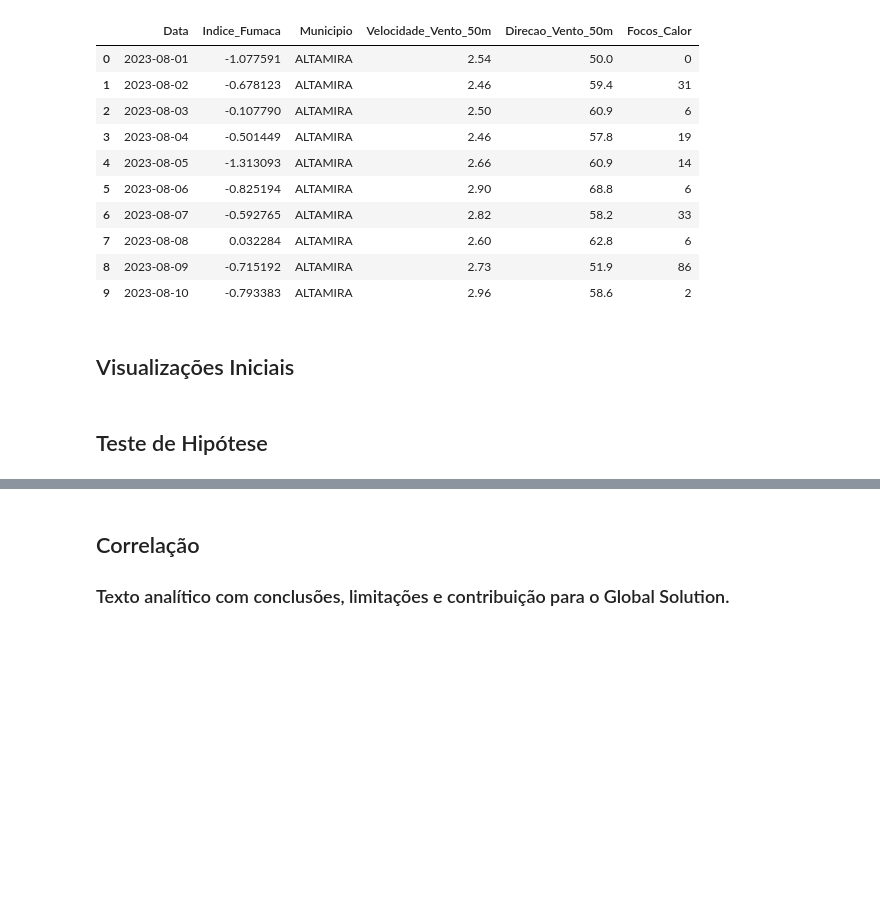
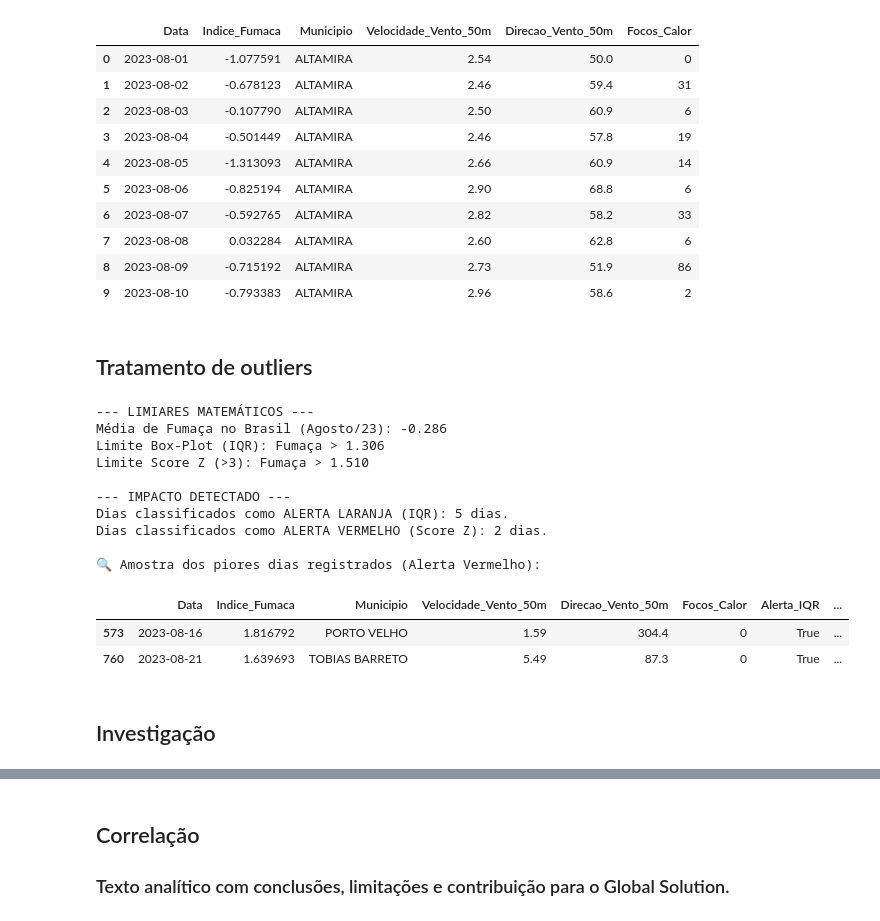
Before and after one commit to fabioamaralds/atmos-alert, a Jupyter notebook: notebooks/01_exploracao_limpeza_atmosalert.ipynb, the cells around one changed output, grey strips where cells are left out. Saved outputs shown, nothing was run; the diff lists cells and outputs as text; code cells hidden in the pictures; blank space fills up the shorter version.

```diff
--- a/notebooks/01_exploracao_limpeza_atmosalert.ipynb
+++ b/notebooks/01_exploracao_limpeza_atmosalert.ipynb
@@ -260,5 +260,66 @@ Estrutura do novo DataFrame unificado:
 | 7 | 2023-08-08 | 0.032284 | ALTAMIRA | 2.60 | 62.8 | 6 |
 | 8 | 2023-08-09 | -0.715192 | ALTAMIRA | 2.73 | 51.9 | 86 |
 | 9 | 2023-08-10 | -0.793383 | ALTAMIRA | 2.96 | 58.6 | 2 |
+# %% [markdown]
+## Tratamento de outliers
+# %%
+# Box-Plot (IQR)
+# Calculando os Quartis (Q1 e Q3) da Fumaça
+Q1 = df_atmosalert['Indice_Fumaca'].quantile(0.25)
+Q3 = df_atmosalert['Indice_Fumaca'].quantile(0.75)
+IQR = Q3 - Q1
+
+# Definindo o Limite Superior de Alerta
+limite_superior_iqr = Q3 + 1.5 * IQR
+
+# Criando a coluna de alerta (True se for maior que o limite)
+df_atmosalert['Alerta_IQR'] = df_atmosalert['Indice_Fumaca'] > limite_superior_iqr
+
+# Score Z
+# Calculando a média e o desvio padrão da Fumaça
+media_fumaca = df_atmosalert['Indice_Fumaca'].mean()
+std_fumaca = df_atmosalert['Indice_Fumaca'].std()
+
+# Calculando o Score Z para cada registro e guardando em uma nova coluna
+df_atmosalert['Score_Z_Fumaca'] = (df_atmosalert['Indice_Fumaca'] - media_fumaca) / std_fumaca
+
+# Definindo o Limite de Alerta Extremo (Z > 3)
+limite_z = 3.0
+
+# Criando a coluna de alerta baseada no Score Z
+df_atmosalert['Alerta_Z'] = df_atmosalert['Score_Z_Fumaca'] > limite_z
+
+# ------------------------------------------
+# Resumo Estatístico dos Alertas
+# ------------------------------------------
+dias_alerta_iqr = df_atmosalert['Alerta_IQR'].sum()
+dias_alerta_z = df_atmosalert['Alerta_Z'].sum()
+
+print("\n--- LIMIARES MATEMÁTICOS ---")
+print(f"Média de Fumaça no Brasil (Agosto/23): {media_fumaca:.3f}")
+print(f"Limite Box-Plot (IQR): Fumaça > {limite_superior_iqr:.3f}")
+print(f"Limite Score Z (>3): Fumaça > {(media_fumaca + (3 * std_fumaca)):.3f}")
+
+print("\n--- IMPACTO DETECTADO ---")
+print(f"Dias classificados como ALERTA LARANJA (IQR): {dias_alerta_iqr} dias.")
+print(f"Dias classificados como ALERTA VERMELHO (Score Z): {dias_alerta_z} dias.")
+
+# Mostrando uma amostra apenas dos dias que deram Alerta Vermelho
+print("\n🔍 Amostra dos piores dias registrados (Alerta Vermelho):")
+display(df_atmosalert[df_atmosalert['Alerta_Z'] == True].sort_values(by='Indice_Fumaca', ascending=False).head(5))
+# %% [output]
+--- LIMIARES MATEMÁTICOS ---
+Média de Fumaça no Brasil (Agosto/23): -0.286
+Limite Box-Plot (IQR): Fumaça > 1.306
+Limite Score Z (>3): Fumaça > 1.510
+
+--- IMPACTO DETECTADO ---
+Dias classificados como ALERTA LARANJA (IQR): 5 dias.
+Dias classificados como ALERTA VERMELHO (Score Z): 2 dias.
+
+🔍 Amostra dos piores dias registrados (Alerta Vermelho):
+|  | Data | Indice_Fumaca | Municipio | Velocidade_Vento_50m | Direcao_Vento_50m | Focos_Calor | Alerta_IQR | ... |
+| 573 | 2023-08-16 | 1.816792 | PORTO VELHO | 1.59 | 304.4 | 0 | True | ... |
+| 760 | 2023-08-21 | 1.639693 | TOBIAS BARRETO | 5.49 | 87.3 | 0 | True | ... |
 # %% [markdown]
-## Visualizações Iniciais
+## Investigação
@@ -267,2 +325,0 @@ Estrutura do novo DataFrame unificado:
-# %% [markdown]
-## Teste de Hipótese
```
Also changed, not shown: parts of 5 cells of this notebook.
